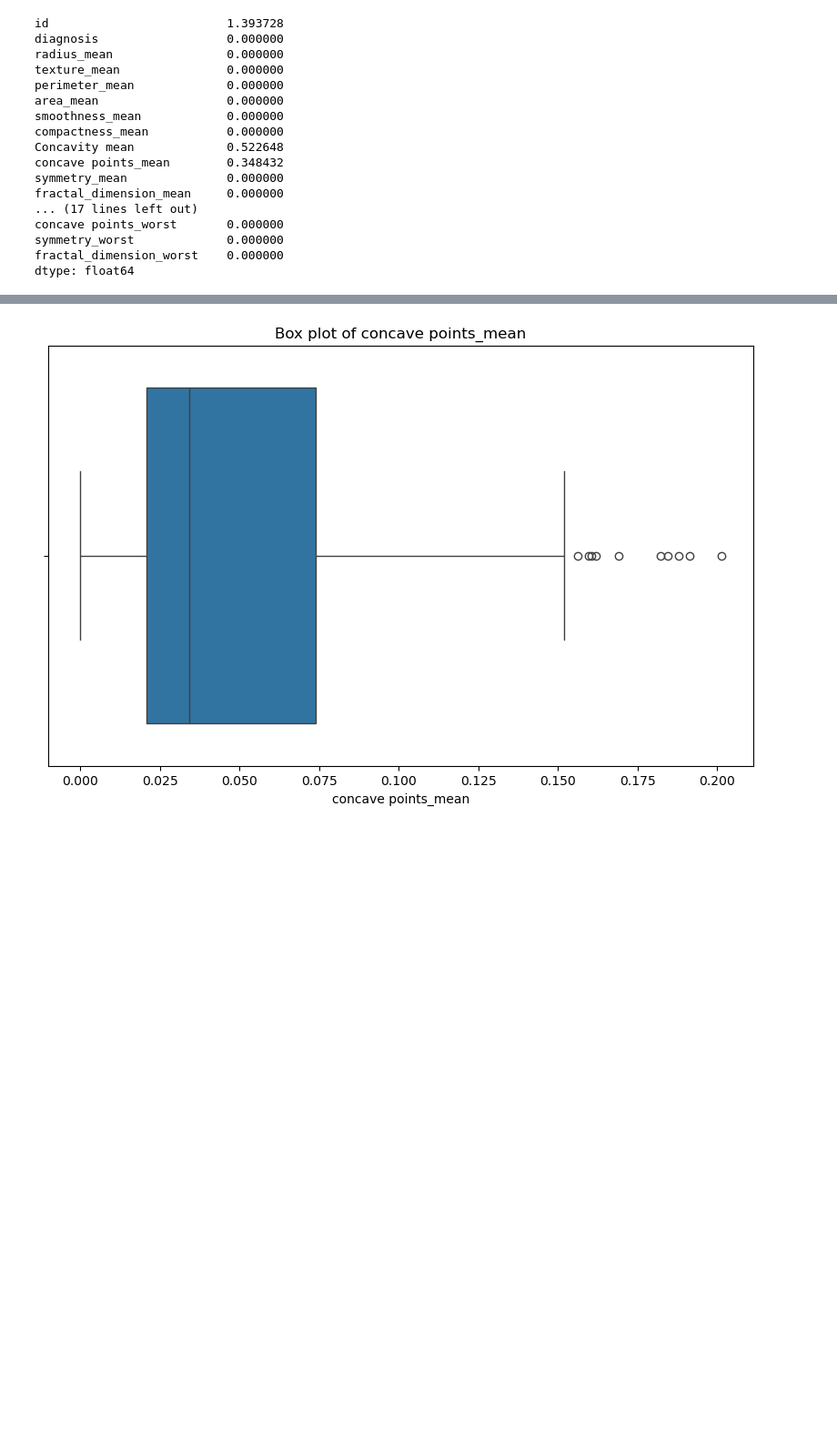
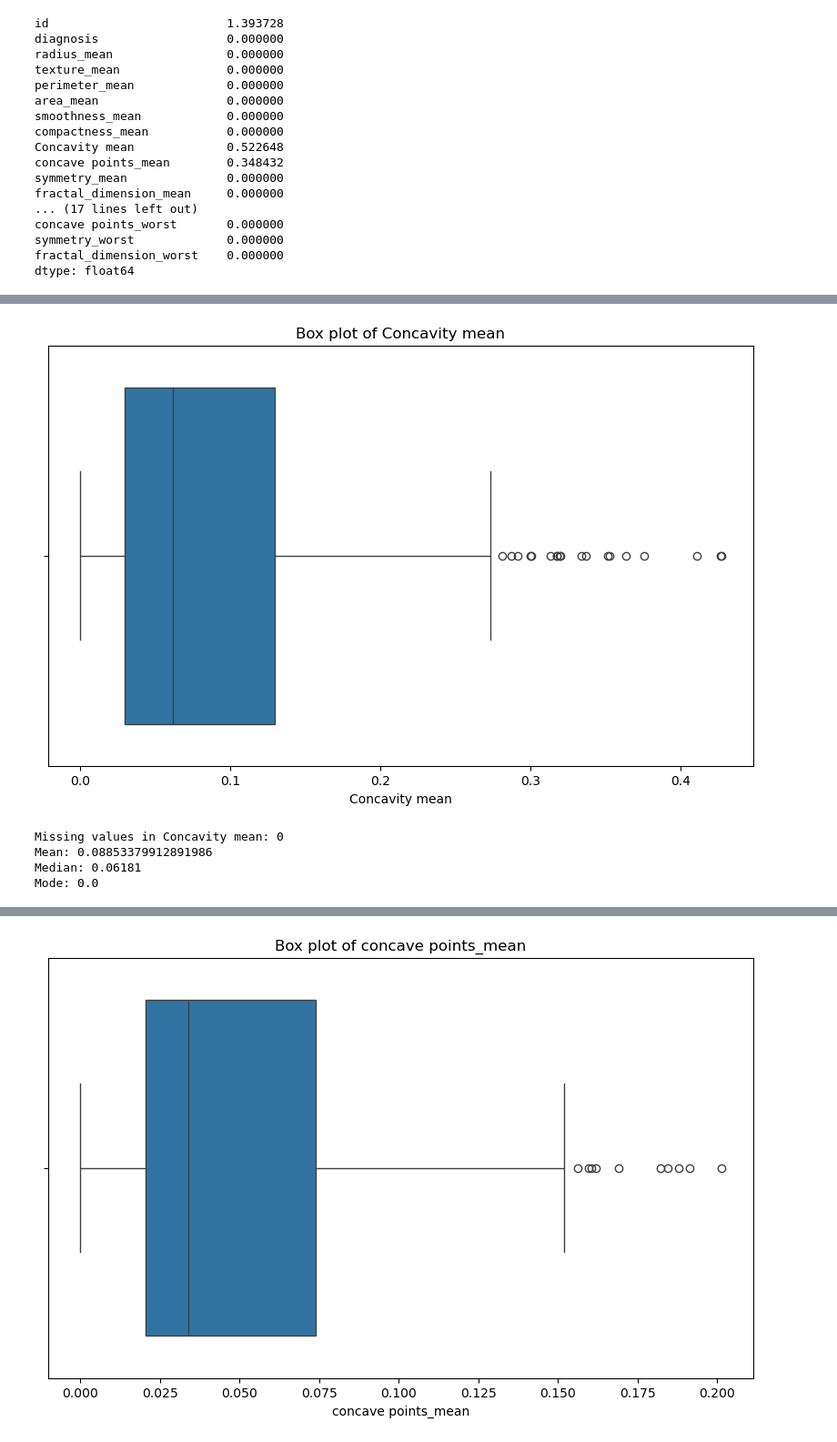
Before and after one commit to Liven-Allan/Group3_BreastCancer_Project, a Jupyter notebook: BreastCancer.ipynb, the cells around one changed output, grey strips where cells are left out. Shown at 91% size. Saved outputs shown, nothing was run; the diff lists cells and outputs as text; code cells hidden in the pictures; blank space fills up the shorter version.

```diff
--- a/BreastCancer.ipynb
+++ b/BreastCancer.ipynb
@@ -209,0 +222,9 @@ dtype: int64
+# %%
+# Box plot to check for outliers
+plt.figure(figsize=(10, 6))
+sns.boxplot(x=df['Concavity mean'].dropna())
+plt.title('Box plot of Concavity mean')
+plt.xlabel('Concavity mean')
+plt.show()
+# %% [output]
+[figure, added]
@@ -210,3 +234,21 @@ dtype: int64
+# %%
+# Evaluation 'concavity mean' column
+missing_values = df['Concavity mean'].isnull().sum()
+print(f'Missing values in Concavity mean: {missing_values}')
+
+# Summary statistics
+mean_value = df['Concavity mean'].mean()
+median_value = df['Concavity mean'].median()
+mode_value = df['Concavity mean'].mode()[0]
+
+print(f'Mean: {mean_value}')
+print(f'Median: {median_value}')
+print(f'Mode: {mode_value}')
+# %% [output]
+Missing values in Concavity mean: 0
+Mean: 0.08853379912891986
+Median: 0.06181
+Mode: 0.0
 # %%
 # Check for missing values in 'concave points_mean' column
 missing_values = df['concave points_mean'].isnull().sum()
```
Also changed, not shown: parts of 34 cells of this notebook, 2 other files.
